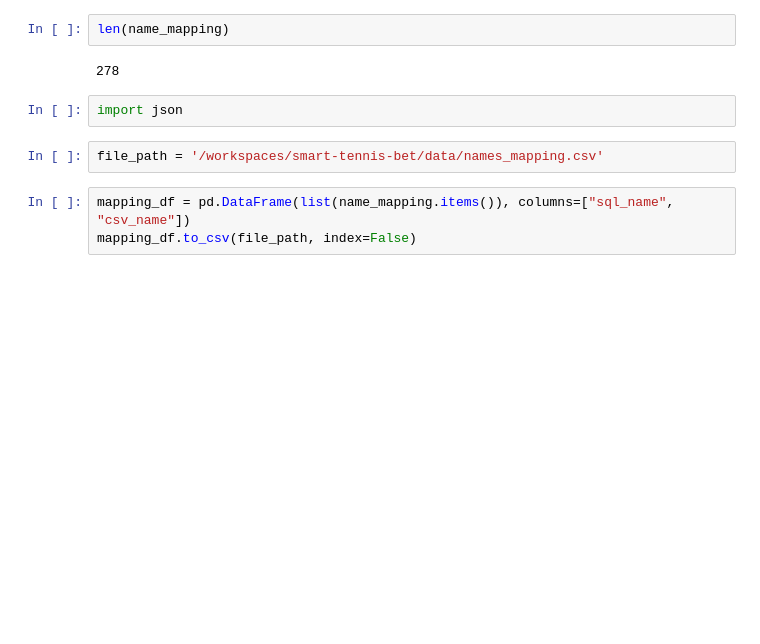
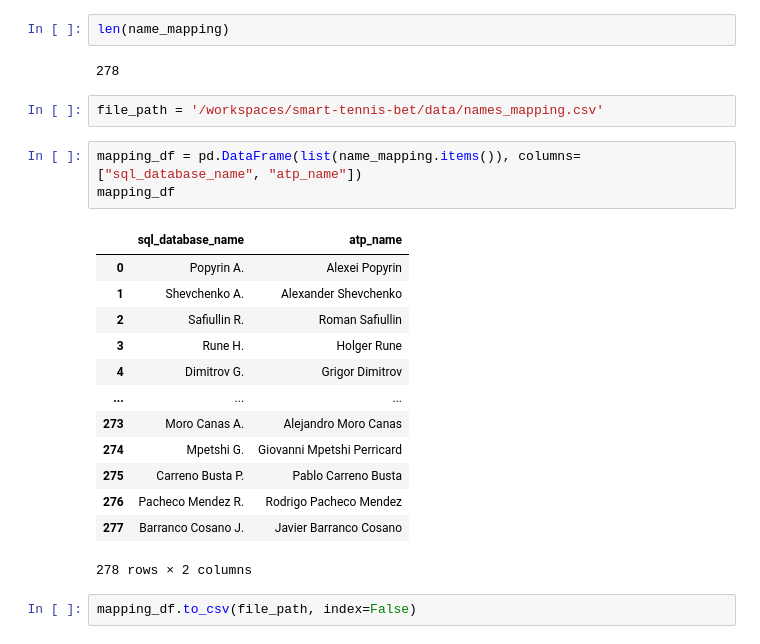
Before and after one commit to zediogocastro/smart-tennis-bet, a Jupyter notebook: poc/players_name_match.ipynb, the cells around one changed output. Drawn from its saved outputs; the diff is of its cells as text; blank space fills up the shorter version.

```diff
--- a/poc/players_name_match.ipynb
+++ b/poc/players_name_match.ipynb
@@ -268,10 +268,24 @@ name_mapping.update(chat_generated_map)
 len(name_mapping)
 # %% [output]
 278
-# %%
-import json
 # %%
 file_path = '/workspaces/smart-tennis-bet/data/names_mapping.csv'
 # %%
-mapping_df = pd.DataFrame(list(name_mapping.items()), columns=["sql_name", "csv_name"])
-mapping_df.to_csv(file_path, index=False)
+mapping_df = pd.DataFrame(list(name_mapping.items()), columns=["sql_database_name", "atp_name"])
+mapping_df
+# %% [output]
+|  | sql_database_name | atp_name |
+| 0 | Popyrin A. | Alexei Popyrin |
+| 1 | Shevchenko A. | Alexander Shevchenko |
+| 2 | Safiullin R. | Roman Safiullin |
+| 3 | Rune H. | Holger Rune |
+| 4 | Dimitrov G. | Grigor Dimitrov |
+| ... | ... | ... |
+| 273 | Moro Canas A. | Alejandro Moro Canas |
+| 274 | Mpetshi G. | Giovanni Mpetshi Perricard |
+| 275 | Carreno Busta P. | Pablo Carreno Busta |
+| 276 | Pacheco Mendez R. | Rodrigo Pacheco Mendez |
+| 277 | Barranco Cosano J. | Javier Barranco Cosano |
+278 rows × 2 columns
+# %%
+mapping_df.to_csv(file_path, index=False)
```
Also changed, not shown: 3 other files.
